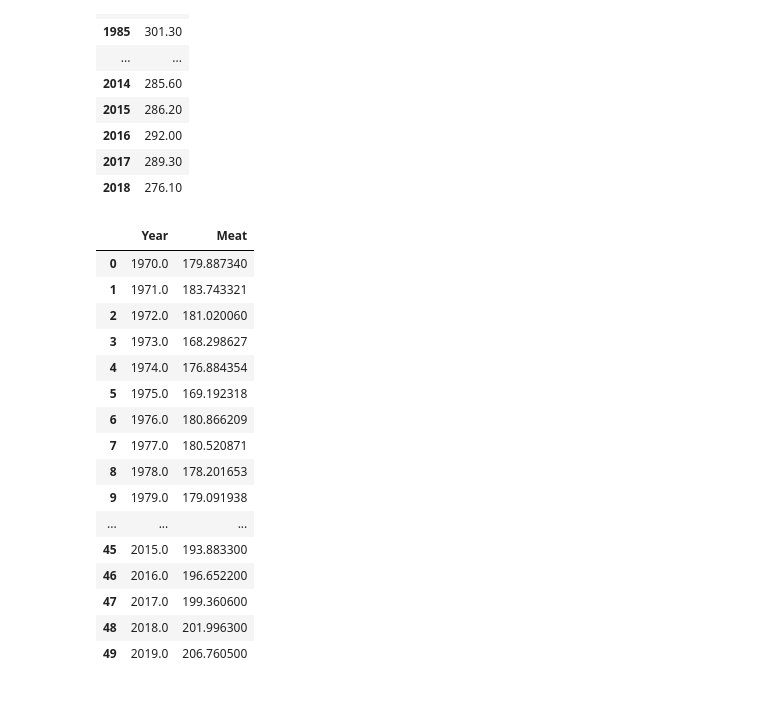
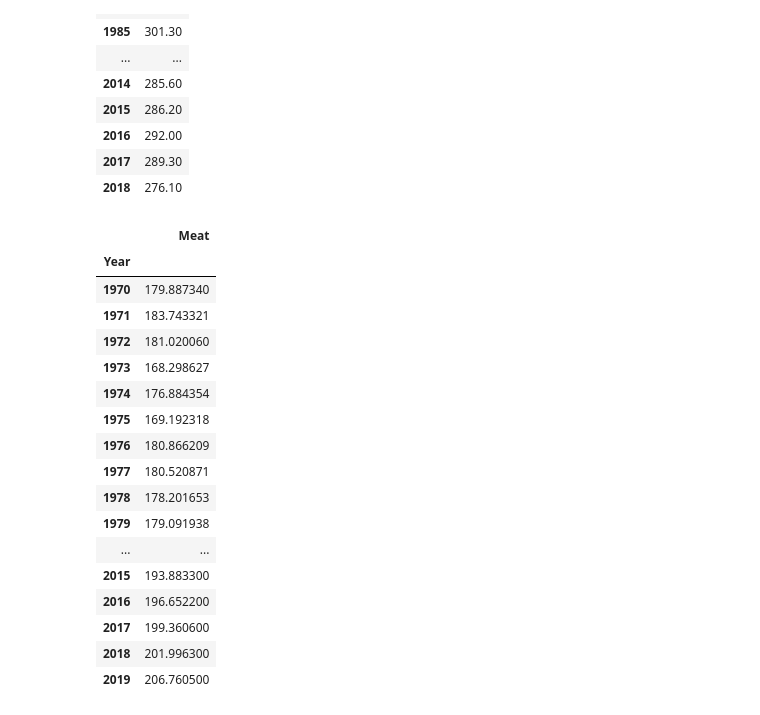
Before and after one commit to haoyuzhang89/w200-Project-US-Diet-Trends-1970-to-2019, a Jupyter notebook: Fruit/Fruit Supply and Utilization G.ipynb, the cells around one changed output. Cells and saved outputs as stored; diff of their text form; code cells hidden in the pictures.

```diff
--- a/Fruit/Fruit Supply and Utilization G.ipynb
+++ b/Fruit/Fruit Supply and Utilization G.ipynb
@@ -423,26 +423,30 @@ fruit.head(50)
 # %%
 meat = pd.read_csv('../meat_total.csv')
 
 for var in meat.columns:
     meat[var] = meat[var].map(lambda x : float(str(x)))
 
+meat.Year = meat.Year.map(lambda x : int(x))
+meat.set_index('Year',inplace = True)
+
 meat.head(50)
 # %% [output]
-|  | Year | Meat |
-| 0 | 1970.0 | 179.887340 |
-| 1 | 1971.0 | 183.743321 |
-| 2 | 1972.0 | 181.020060 |
-| 3 | 1973.0 | 168.298627 |
-| 4 | 1974.0 | 176.884354 |
-| 5 | 1975.0 | 169.192318 |
-| 6 | 1976.0 | 180.866209 |
-| 7 | 1977.0 | 180.520871 |
-| 8 | 1978.0 | 178.201653 |
-| 9 | 1979.0 | 179.091938 |
-| ... | ... | ... |
-| 45 | 2015.0 | 193.883300 |
-| 46 | 2016.0 | 196.652200 |
-| 47 | 2017.0 | 199.360600 |
-| 48 | 2018.0 | 201.996300 |
-| 49 | 2019.0 | 206.760500 |
+|  | Meat |
+| Year |  |
+| 1970 | 179.887340 |
+| 1971 | 183.743321 |
+| 1972 | 181.020060 |
+| 1973 | 168.298627 |
+| 1974 | 176.884354 |
+| 1975 | 169.192318 |
+| 1976 | 180.866209 |
+| 1977 | 180.520871 |
+| 1978 | 178.201653 |
+| 1979 | 179.091938 |
+| ... | ... |
+| 2015 | 193.883300 |
+| 2016 | 196.652200 |
+| 2017 | 199.360600 |
+| 2018 | 201.996300 |
+| 2019 | 206.760500 |
 # %%
```
Also changed, not shown: parts of 5 cells of this notebook, 1 other file.
